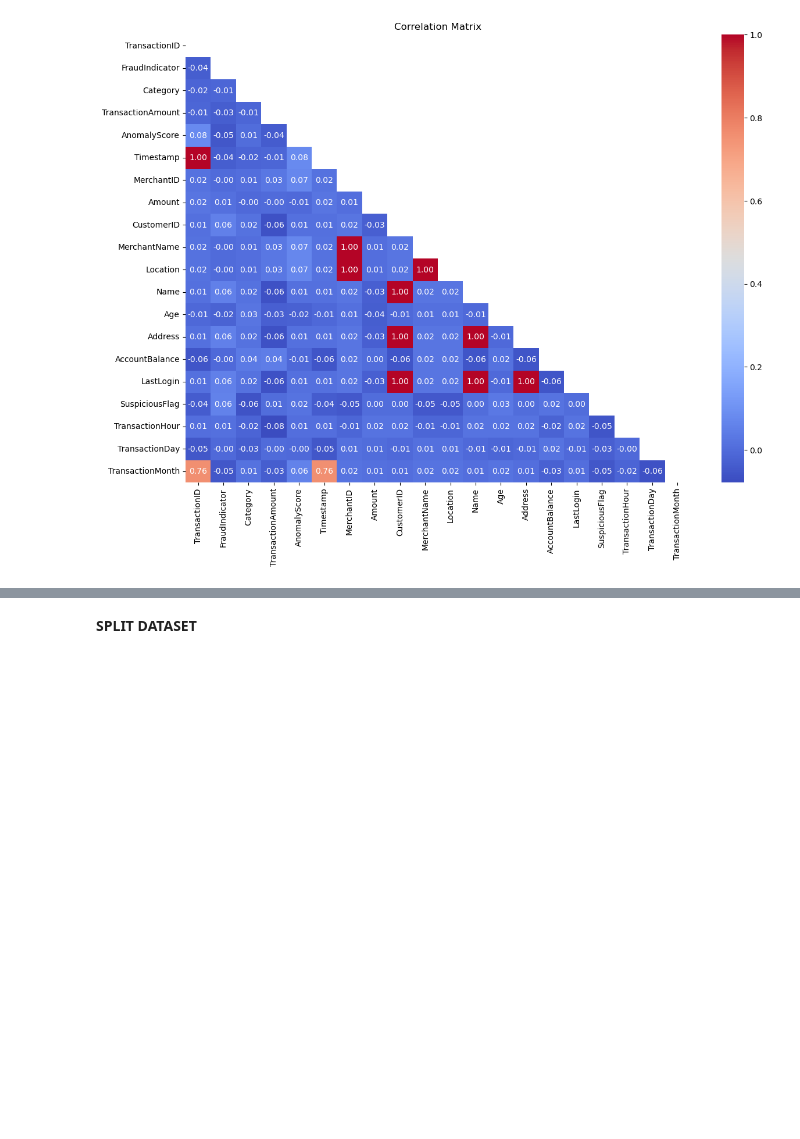
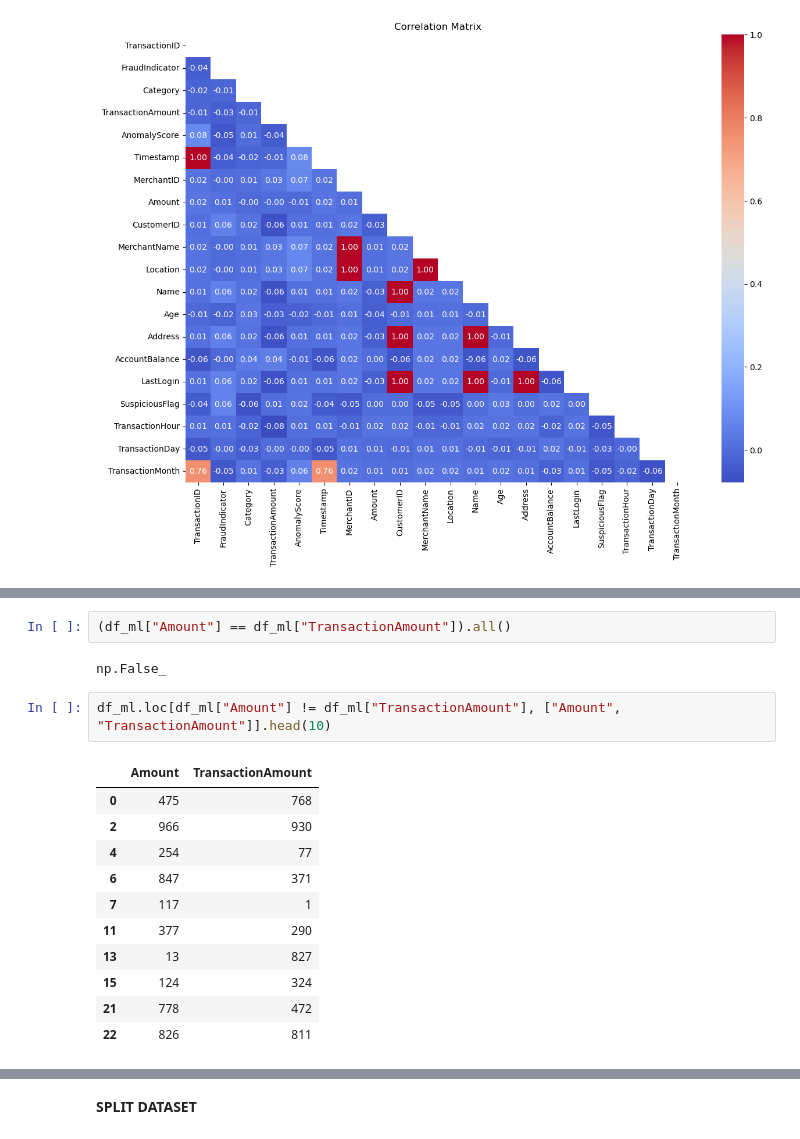
Before and after one commit to Elora-oise/fraud_detection, a Jupyter notebook: fraud_detection_ml.ipynb, the cells around one changed output, grey strips where cells are left out. Cells and saved outputs as stored; diff of their text form; blank space fills up the shorter version.

```diff
--- a/fraud_detection_ml.ipynb
+++ b/fraud_detection_ml.ipynb
@@ -350,0 +365,18 @@ plt.show()
+# %%
+(df_ml["Amount"] == df_ml["TransactionAmount"]).all()
+# %% [output]
+np.False_
+# %%
+df_ml.loc[df_ml["Amount"] != df_ml["TransactionAmount"], ["Amount", "TransactionAmount"]].head(10)
+# %% [output]
+|  | Amount | TransactionAmount |
+| 0 | 475 | 768 |
+| 2 | 966 | 930 |
+| 4 | 254 | 77 |
+| 6 | 847 | 371 |
+| 7 | 117 | 1 |
+| 11 | 377 | 290 |
+| 13 | 13 | 827 |
+| 15 | 124 | 324 |
+| 21 | 778 | 472 |
+| 22 | 826 | 811 |
```
Also changed, not shown: parts of 8 cells of this notebook.
